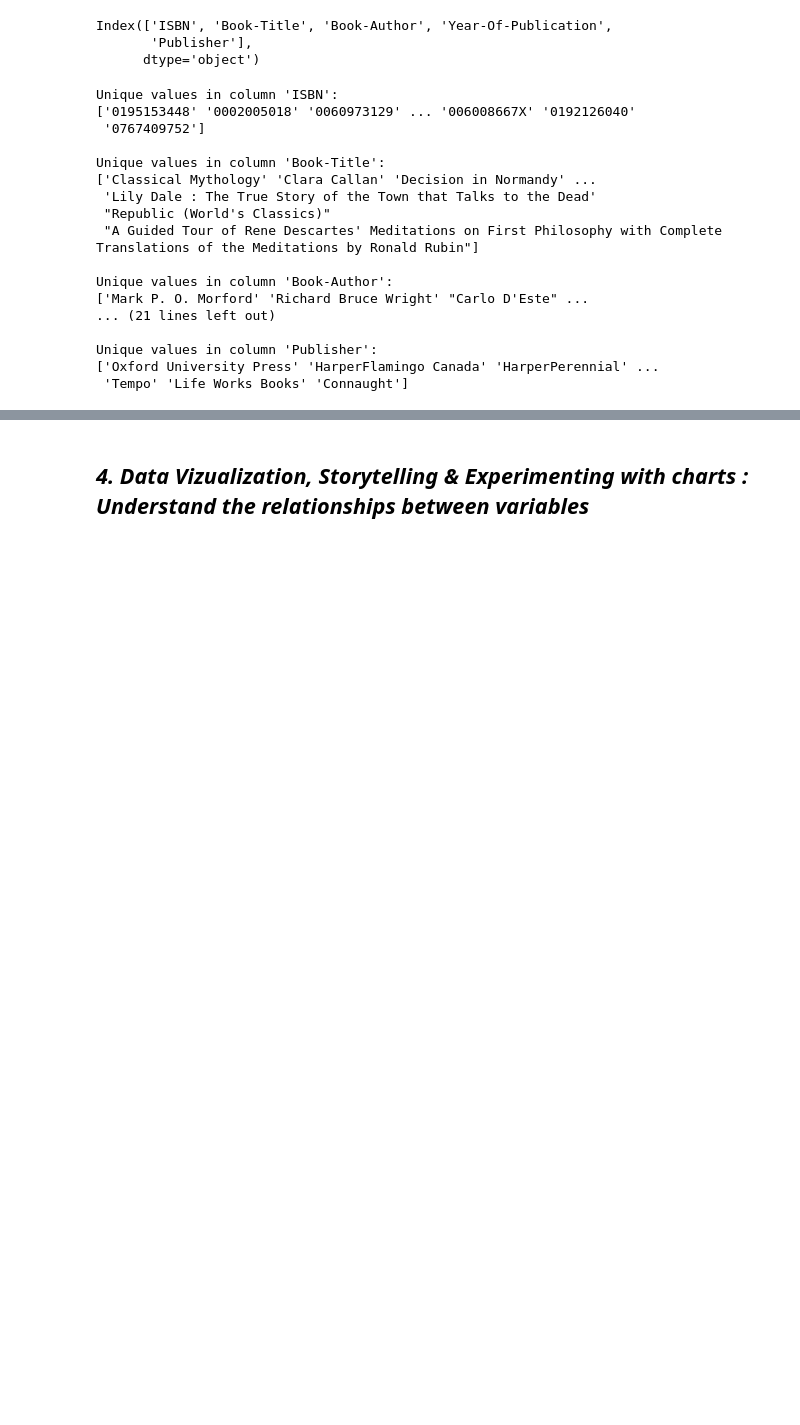
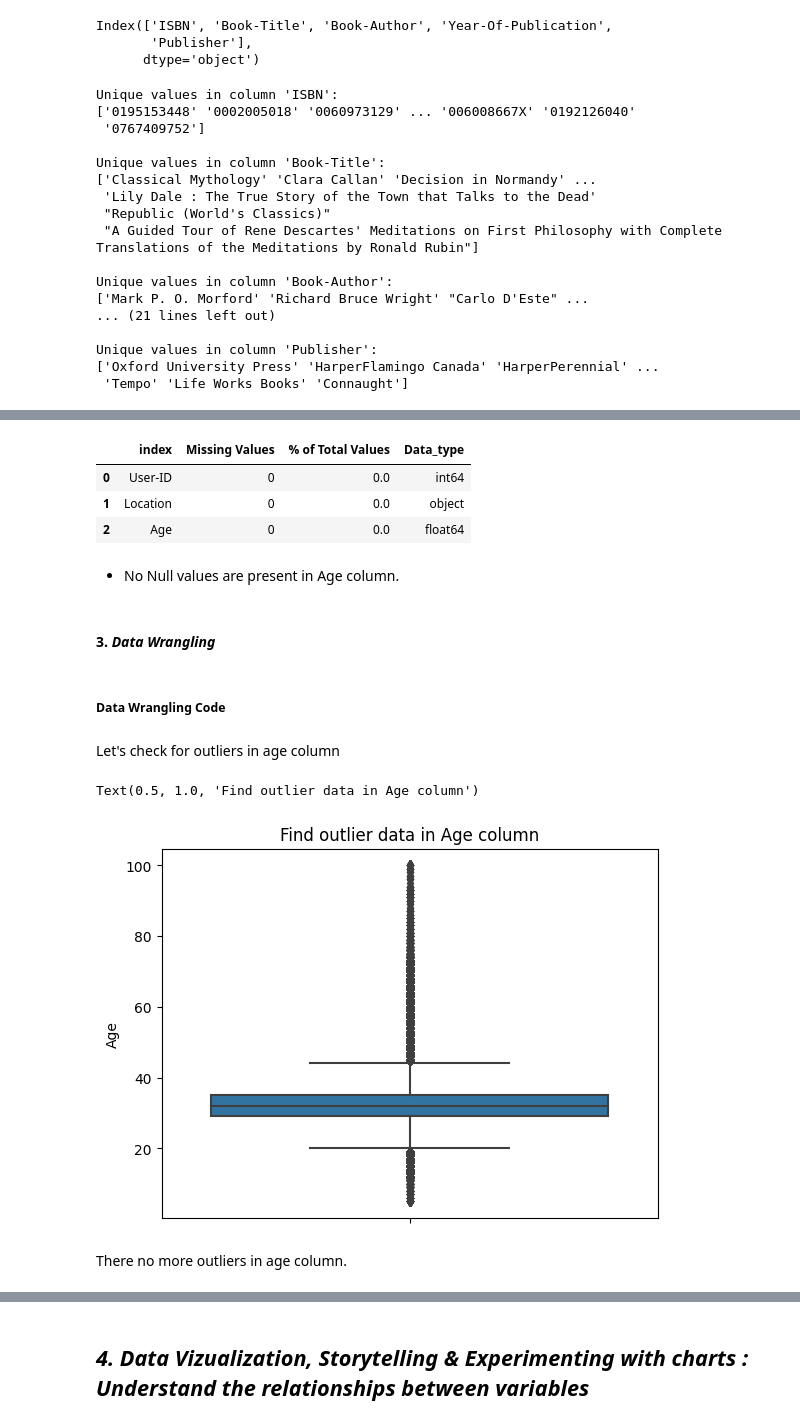
Before and after one commit to rahultj333/ML-Book-Recommendation-System, a Jupyter notebook: Individual_Book_Recommendation_System.ipynb, the cells around one changed output, grey strips where cells are left out. Saved outputs shown, nothing was run; the diff lists cells and outputs as text; code cells hidden in the pictures; blank space fills up the shorter version.

```diff
--- a/Individual_Book_Recommendation_System.ipynb
+++ b/Individual_Book_Recommendation_System.ipynb
@@ -416,0 +706,8 @@ Answer Here.
+# %%
+# Convert invalid values to NaN
+masking= (users_df['Age'] > 100) | (users_df['Age'] < 5)
+users_df.loc[masking, 'Age'] = np.nan
+
+# Replace NaN values with median of remaining valid values
+median_age = users_df['Age'].median()
+users_df['Age'].fillna(median_age, inplace=True)
@@ -416,0 +719,25 @@ Answer Here.
+# %%
+# Rehecking the null values
+missing_values(users_df)
+# %% [output]
+|  | index | Missing Values | % of Total Values | Data_type |
+| 0 | User-ID | 0 | 0.0 | int64 |
+| 1 | Location | 0 | 0.0 | object |
+| 2 | Age | 0 | 0.0 | float64 |
+# %% [markdown]
+* No Null values are present in Age column.
+# %% [markdown]
+#### 3. ***Data Wrangling***
+# %% [markdown]
+##### Data Wrangling Code
+# %% [markdown]
+Let's check for outliers in age column
+# %%
+# Checking outliers for age
+sns.boxplot(y='Age', data=users_df)
+plt.title('Find outlier data in Age column')
+# %% [output]
+Text(0.5, 1.0, 'Find outlier data in Age column')
+[figure, added]
+# %% [markdown]
+There no more outliers in age column.
```
Also changed, not shown: parts of 462 cells of this notebook.
